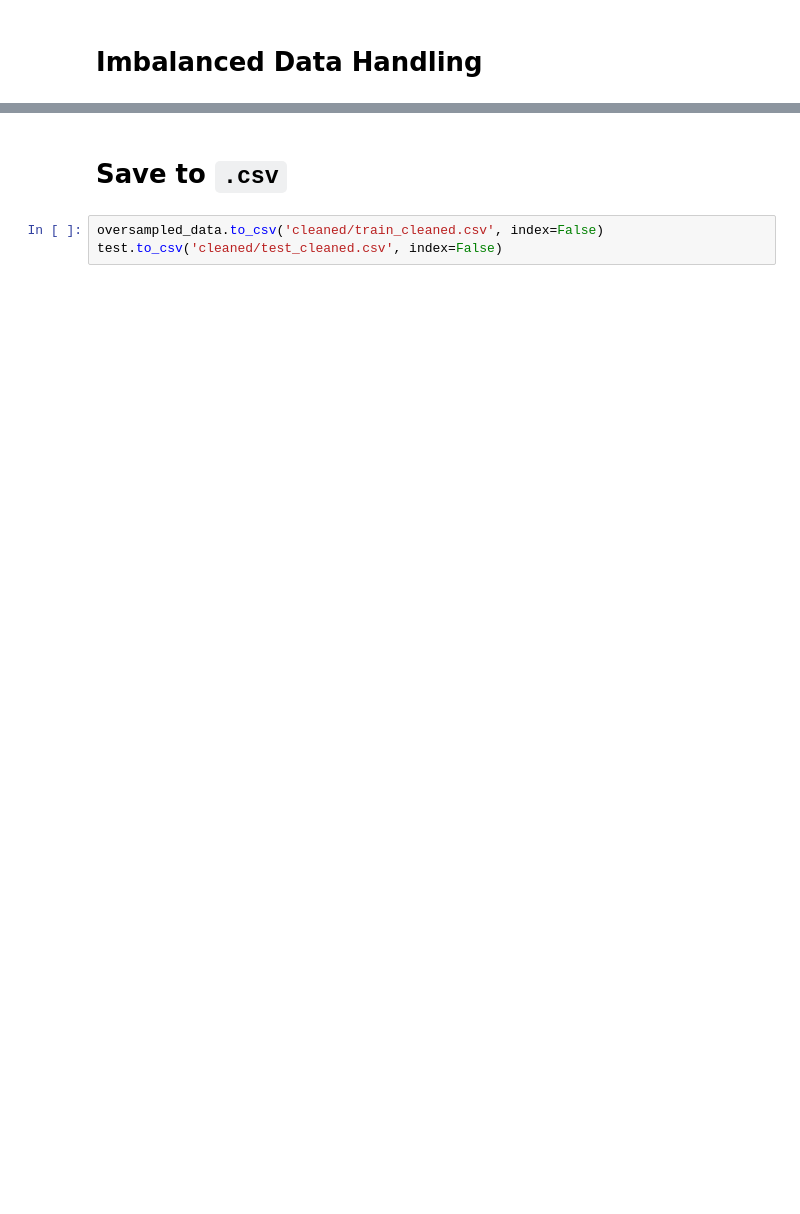
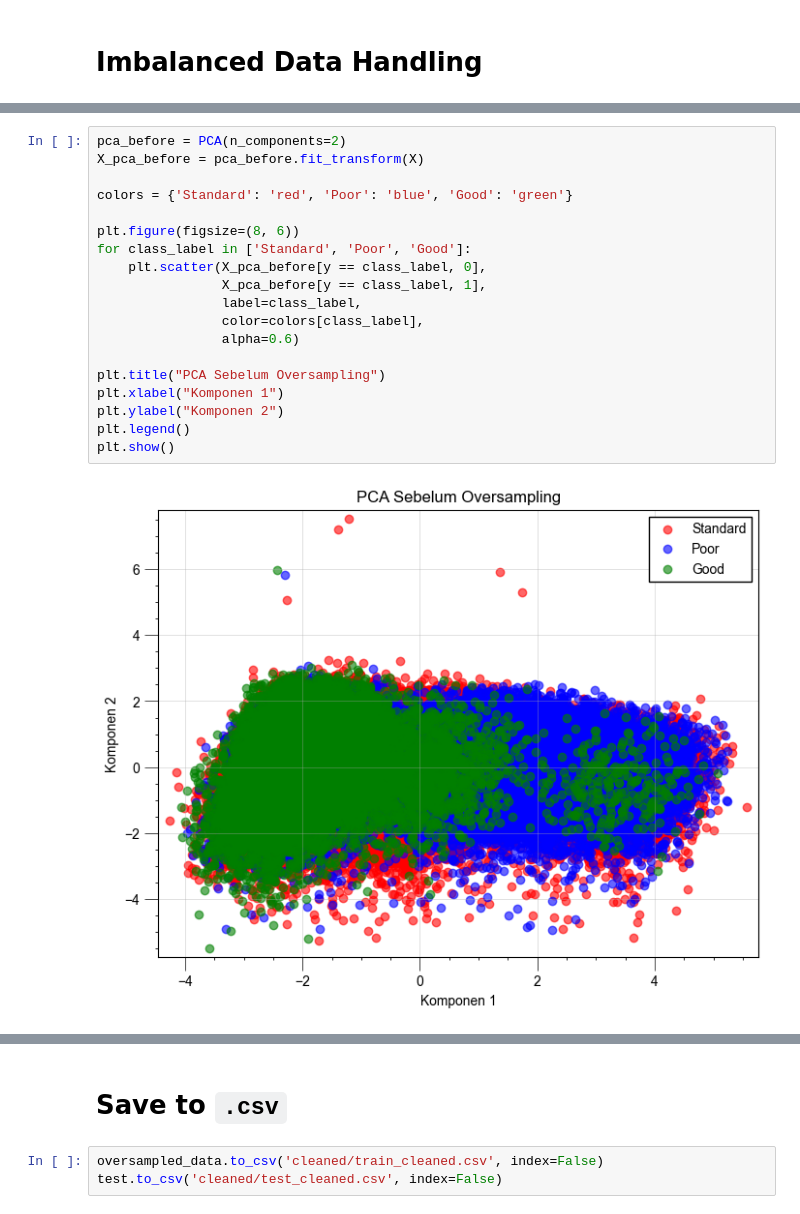
Before and after one commit to kopiademsigma/dl-classification, a Jupyter notebook: preprocess.ipynb, the cells around one changed output, grey strips where cells are left out. Drawn from its saved outputs; the diff is of its cells as text; blank space fills up the shorter version.

```diff
--- a/preprocess.ipynb
+++ b/preprocess.ipynb
@@ -626,0 +683,21 @@ Name: Credit_Score, dtype: int64
+# %%
+pca_before = PCA(n_components=2)
+X_pca_before = pca_before.fit_transform(X)
+
+colors = {'Standard': 'red', 'Poor': 'blue', 'Good': 'green'}
+
+plt.figure(figsize=(8, 6))
+for class_label in ['Standard', 'Poor', 'Good']:
+    plt.scatter(X_pca_before[y == class_label, 0],
+                X_pca_before[y == class_label, 1],
+                label=class_label,
+                color=colors[class_label],
+                alpha=0.6)
+
+plt.title("PCA Sebelum Oversampling")
+plt.xlabel("Komponen 1")
+plt.ylabel("Komponen 2")
+plt.legend()
+plt.show()
+# %% [output]
+[figure, added]
```
Also changed, not shown: parts of 19 cells of this notebook, 2 other files.
